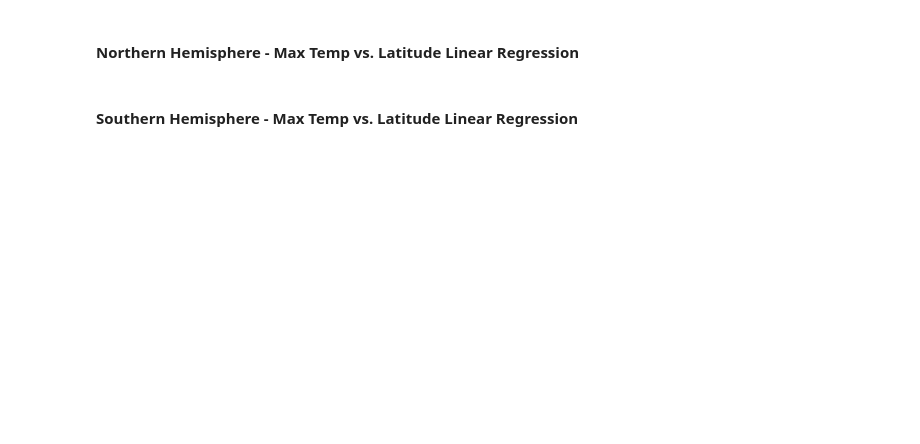
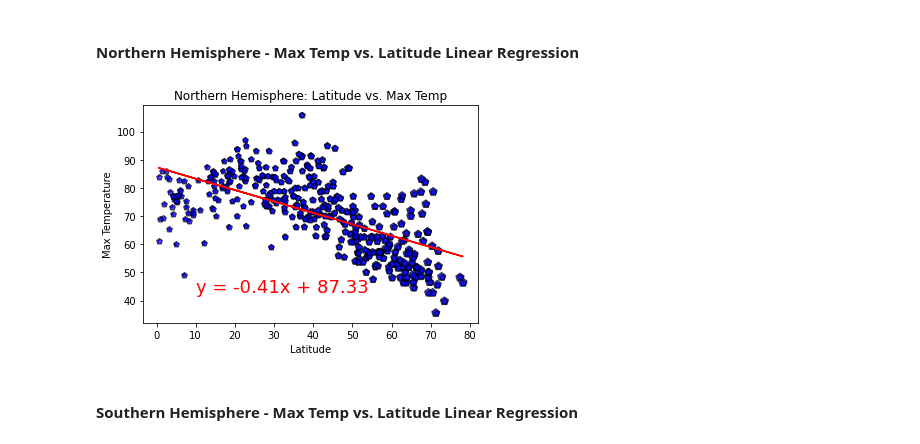
Before and after one commit to kwelter23/python_APIs, a Jupyter notebook: WeatherPy.ipynb/WeatherPy.ipynb, the cells around one changed output. Drawn from its saved outputs; the diff is of its cells as text; code cells hidden in the pictures; blank space fills up the shorter version.

```diff
--- a/WeatherPy.ipynb/WeatherPy.ipynb
+++ b/WeatherPy.ipynb/WeatherPy.ipynb
@@ -305,2 +337,5 @@ plt.show()
 # %%
 # Create Northern and Southern Hemisphere DataFrames
+northern_hemisphere_df = relevant_city_data_df.loc[relevant_city_data_df['Lat'] >= 0]
+southern_hemisphere_df = relevant_city_data_df.loc[relevant_city_data_df['Lat'] <= 0]
+northern_hemisphere_df
@@ -307,4 +356,24 @@ plt.show()
 # %% [markdown]
 ####  Northern Hemisphere - Max Temp vs. Latitude Linear Regression
+# %%
+x_axis = northern_hemisphere_df["Lat"]
+y_axis = northern_hemisphere_df ["Max_Temp"]
+
+(slope, intercept, rvalue, pvalue, stderr) = linregress(x_axis, y_axis)
+regress_values = x_axis * slope + intercept
+line_eq = "y = " + str(round(slope,2)) + "x + " + str(round(intercept,2))
+
+plt.scatter(x_axis, y_axis, marker="p", facecolors="blue", edgecolors="black",
+            s=x_axis, alpha=0.75)
+plt.plot(x_axis,regress_values,"r-")
+plt.annotate(line_eq,(10,43),fontsize=18,color="red")
+
+plt.scatter(x_axis, y_axis, marker="p", facecolors="blue", edgecolors="black",alpha=0.75)
+plt.title("Northern Hemisphere: Latitude vs. Max Temp")
+plt.xlabel("Latitude")
+plt.ylabel("Max Temperature")
+plt.show()
+# %% [output]
+[figure, added]
 # %% [markdown]
 ####  Southern Hemisphere - Max Temp vs. Latitude Linear Regression
```
Also changed, not shown: parts of 16 cells of this notebook.
